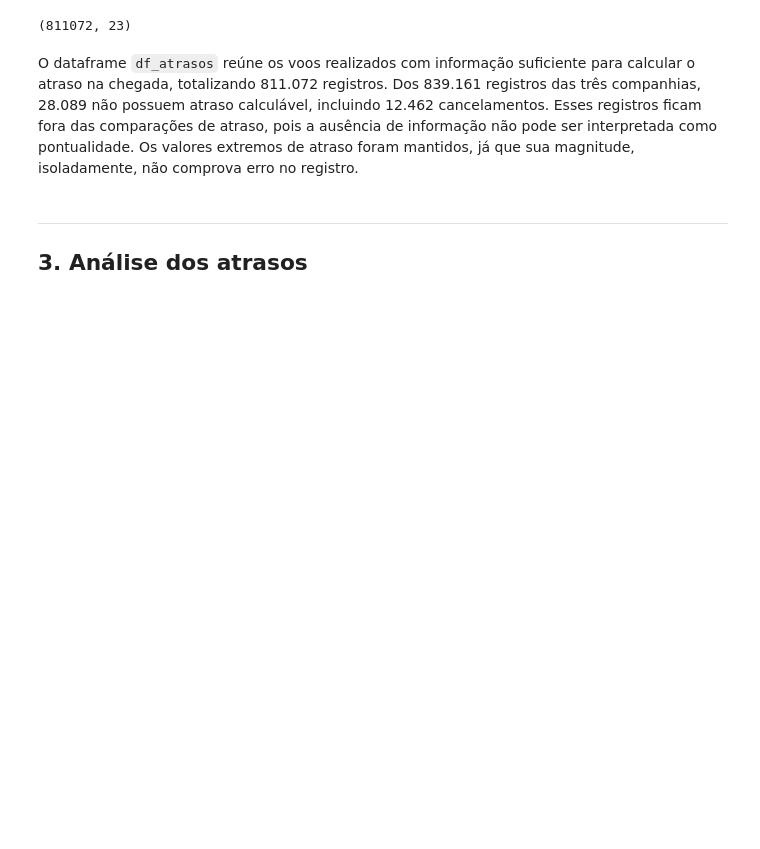
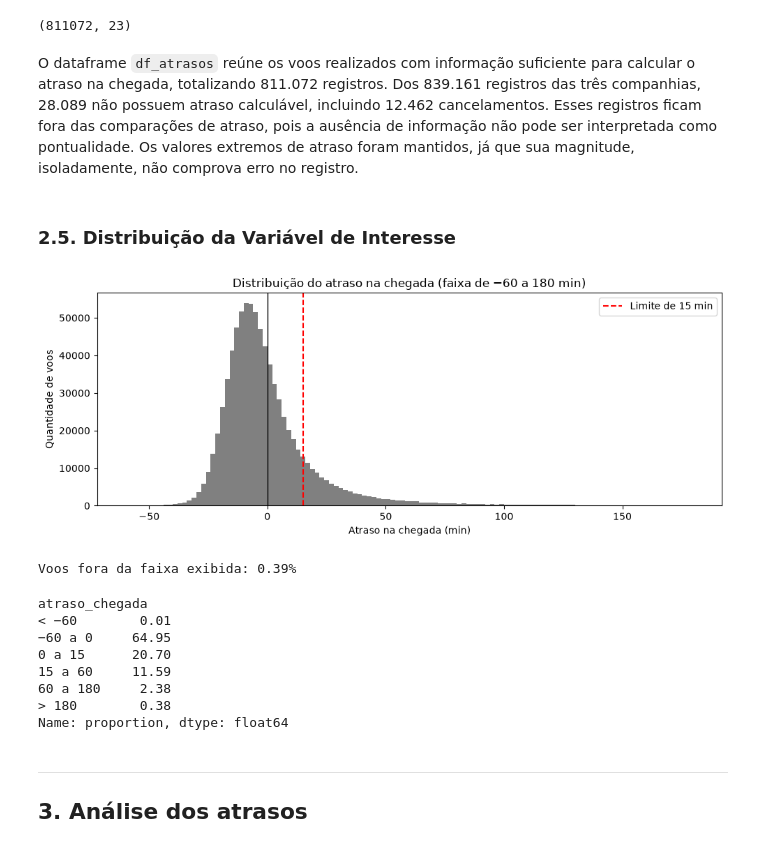
Before and after one commit to Matex0406/Projeto_2_CB, a Jupyter notebook: Projeto_2_CB.ipynb, the cells around one changed output. Cells and saved outputs as stored; diff of their text form; code cells hidden in the pictures; blank space fills up the shorter version.

```diff
--- a/Projeto_2_CB.ipynb
+++ b/Projeto_2_CB.ipynb
@@ -248,6 +248,43 @@ Voos na análise de atrasos: 811072
 (811072, 23)
 # %% [markdown]
 O dataframe `df_atrasos` reúne os voos realizados com informação suficiente para calcular o atraso na chegada, totalizando 811.072 registros. Dos 839.161 registros das três companhias, 28.089 não possuem atraso calculável, incluindo 12.462 cancelamentos. Esses registros ficam fora das comparações de atraso, pois a ausência de informação não pode ser interpretada como pontualidade. Os valores extremos de atraso foram mantidos, já que sua magnitude, isoladamente, não comprova erro no registro.
+# %% [markdown]
+### 2.5. Distribuição da Variável de Interesse
+# %%
+atraso = df_atrasos["atraso_chegada"]
+faixa = atraso.between(-60, 180)
+
+fig, ax = plt.subplots(figsize=(10, 4))
+ax.hist(atraso[faixa], bins=120, color="gray")
+ax.axvline(0, color="black", linewidth=1)
+ax.axvline(15, color="red", linestyle="--", label="Limite de 15 min")
+ax.set_xlabel("Atraso na chegada (min)")
+ax.set_ylabel("Quantidade de voos")
+ax.set_title("Distribuição do atraso na chegada (faixa de −60 a 180 min)")
+ax.legend()
+plt.tight_layout()
+plt.show()
+
+print(f"Voos fora da faixa exibida: {(~faixa).mean() * 100:.2f}%")
+
+# participação de cada faixa de atraso
+faixas = pd.cut(
+    atraso,
+    bins=[-np.inf, -60, 0, 15, 60, 180, np.inf],
+    labels=["< −60", "−60 a 0", "0 a 15", "15 a 60", "60 a 180", "> 180"],
+)
+(faixas.value_counts(normalize=True).sort_index() * 100).round(2)
+# %% [output]
+[figure, added]
+Voos fora da faixa exibida: 0.39%
+atraso_chegada
+< −60        0.01
+−60 a 0     64.95
+0 a 15      20.70
+15 a 60     11.59
+60 a 180     2.38
+> 180        0.38
+Name: proportion, dtype: float64
 # %% [markdown]
 ---
 ## 3. Análise dos atrasos
```
Also changed, not shown: parts of 11 cells of this notebook.
